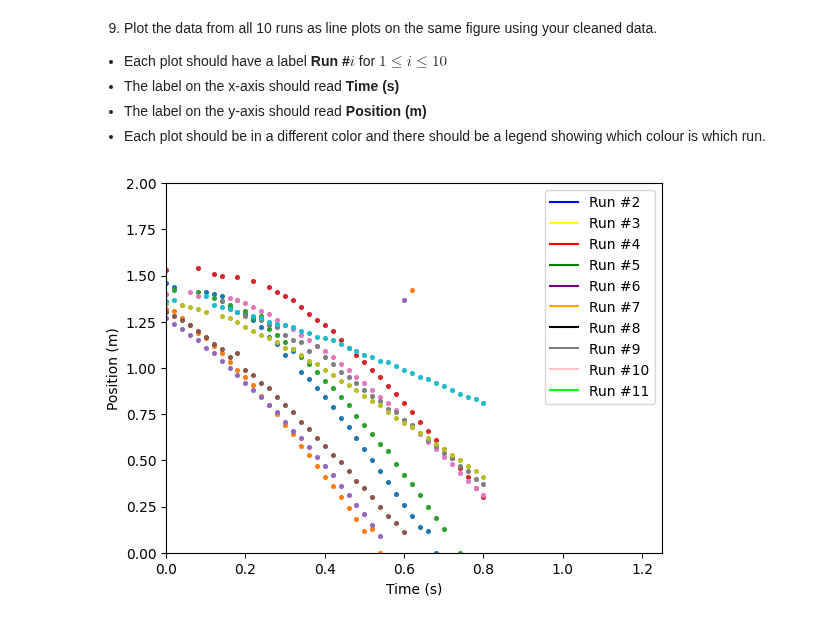
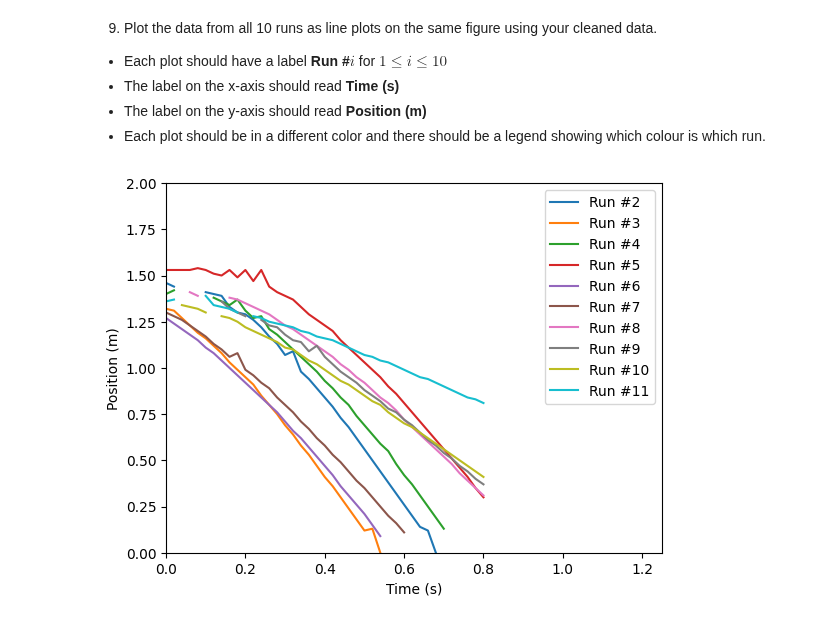
Before and after one commit to Sebastian42-5/python-2, a Jupyter notebook: assignment 1/assign1.ipynb, the cells around one changed output. Saved outputs shown, nothing was run; the diff lists cells and outputs as text; code cells hidden in the pictures.

```diff
--- a/assignment 1/assign1.ipynb
+++ b/assignment 1/assign1.ipynb
@@ -294,7 +297,17 @@ clean_df.drop([0, 1, 2, 3], inplace = True)
 
 clean_df = clean_df[:70]
 
-clean_df
+
+# this is some extra cleaning made for the runs 5 and 6
+
+clean_df['Position (m) Run #6'] = clean_df['Position (m) Run #6'].drop(list(range(32, 45)))
+
+clean_df.fillna({'Position (m) Run #5' : 1.53}, inplace = True)
+
+clean_df['Position (m) Run #5'] = clean_df['Position (m) Run #5'].drop(list(range(45, 74)))
+
+clean_df['Position (m) Run #5']
+
 
 
 # step 8
@@ -309,30 +322,15 @@ clean_df.to_csv("clean_data_multiple_filter.csv", index = False)
 # %%
 # Your code for step 9 goes here:
 
-colors = ['blue', 'yellow', 'red', 'green', 'purple', 'orange', 'black', 'grey', 'pink', 'lime']
 for i in range(2, 12):
     xpoints = clean_df[f'Time (s) Run #{i}']
     ypoints = clean_df[f'Position (m) Run #{i}']
-    plt.scatter(xpoints, ypoints, s = 7)
-
-    limiter = (xpoints >= 0.5) & (xpoints <= 1)
-
-    x_fit_points = xpoints[limiter]
-    y_fit_points = ypoints[limiter]
-
-
-    a, b = np.polyfit(x_fit_points, y_fit_points, 1)
-    x_fit = np.linspace(0.5 , 1, 100)
-    y_fit = a * x_fit + b
-
-
-    plt.plot(x_fit, y_fit, color = colors[i - 2], label = f'Run #{i}')
-
+    plt.plot(xpoints, ypoints, label = f'Run #{i}')
 
     plt.xlim(0, 1.25)
     plt.ylim(0, 2)
     plt.xlabel('Time (s)')
     plt.ylabel('Position (m)')
     plt.legend()
 # %% [output]
-[figure, old version]
+[figure, new version]
```
Also changed, not shown: parts of 2 cells of this notebook, 1 other file.
